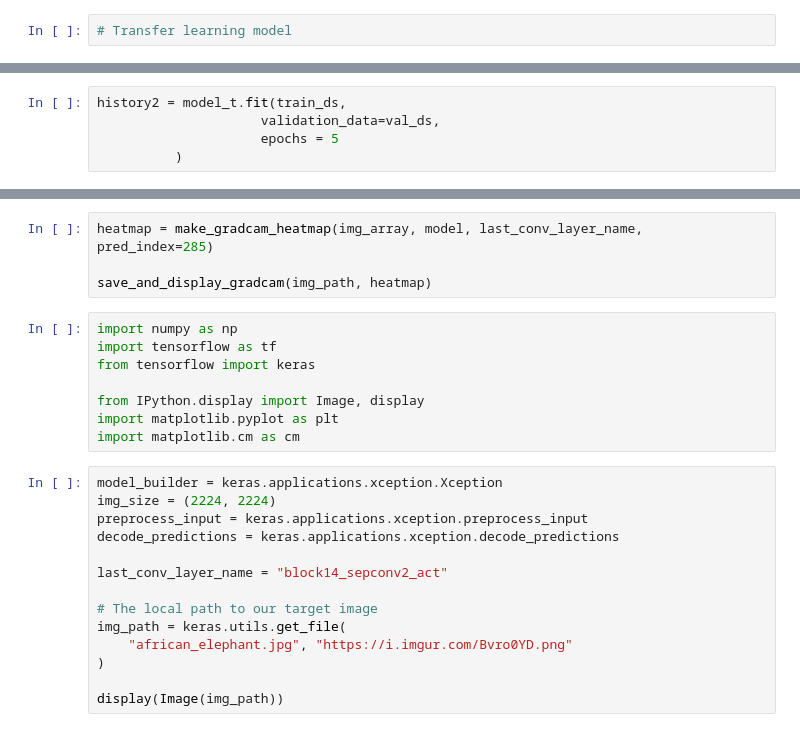
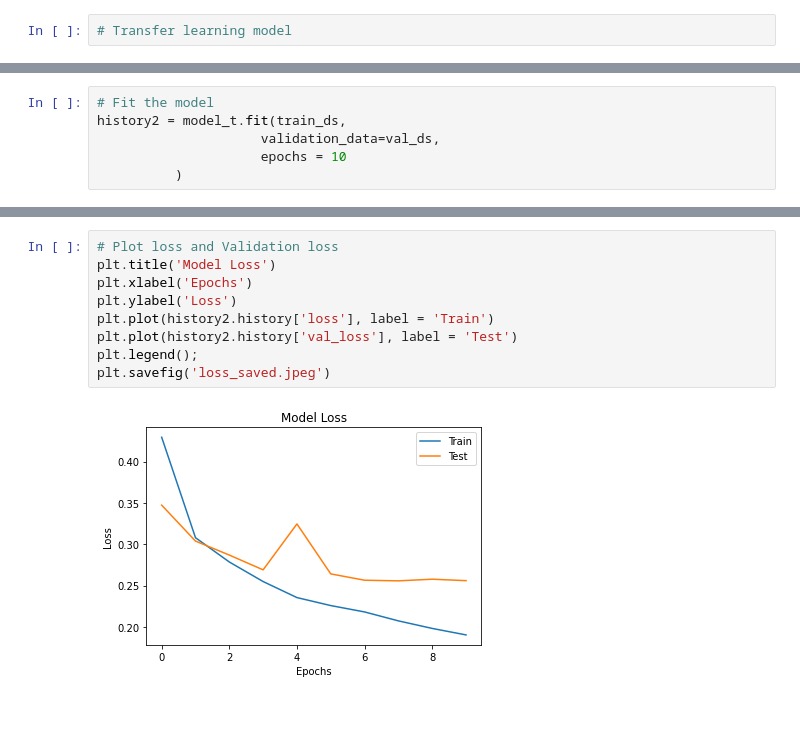
Before and after one commit to ssaurbier/Covid-CT-NN-Classification, a Jupyter notebook: Jeremy.ipynb, the cells around one changed output, grey strips where cells are left out. Cells and saved outputs as stored; diff of their text form.

```diff
--- a/Jeremy.ipynb
+++ b/Jeremy.ipynb
@@ -186,6 +117,7 @@ _________________________________________________________________
 # %%
+# Fit the model
 history2 = model_t.fit(train_ds,
                      validation_data=val_ds,
-                     epochs = 5
+                     epochs = 10
           )
 # %% [output]
@@ -209,26 +144,11 @@ Epoch 50/50
-# %%
-heatmap = make_gradcam_heatmap(img_array, model, last_conv_layer_name, pred_index=285)
-
-save_and_display_gradcam(img_path, heatmap)
-# %%
-import numpy as np
-import tensorflow as tf
-from tensorflow import keras
-
-from IPython.display import Image, display
-import matplotlib.pyplot as plt
-import matplotlib.cm as cm
-# %%
-model_builder = keras.applications.xception.Xception
-img_size = (2224, 2224)
-preprocess_input = keras.applications.xception.preprocess_input
-decode_predictions = keras.applications.xception.decode_predictions
-
-last_conv_layer_name = "block14_sepconv2_act"
-
-# The local path to our target image
-img_path = keras.utils.get_file(
-    "african_elephant.jpg", "https://i.imgur.com/Bvro0YD.png"
-)
-
-display(Image(img_path))
+# %%
+# Plot loss and Validation loss
+plt.title('Model Loss')
+plt.xlabel('Epochs')
+plt.ylabel('Loss')
+plt.plot(history2.history['loss'], label = 'Train')
+plt.plot(history2.history['val_loss'], label = 'Test')
+plt.legend();
+plt.savefig('loss_saved.jpeg')
+# %% [output]
+[figure, added]
```
Also changed, not shown: parts of 34 cells of this notebook.
